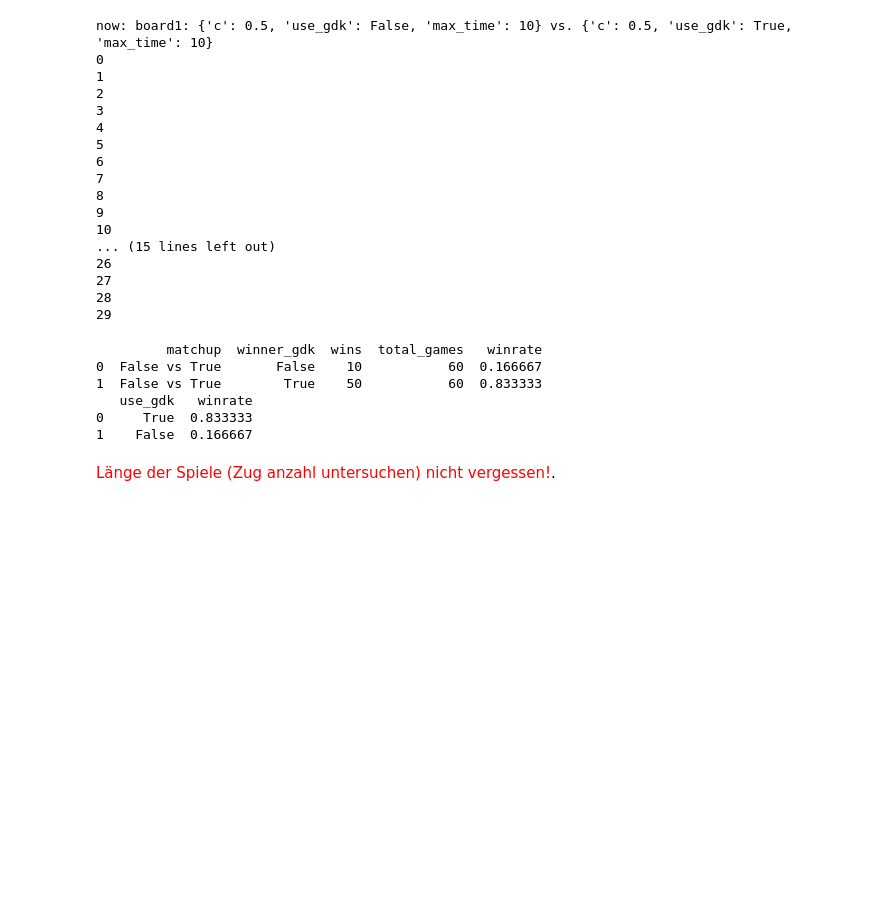
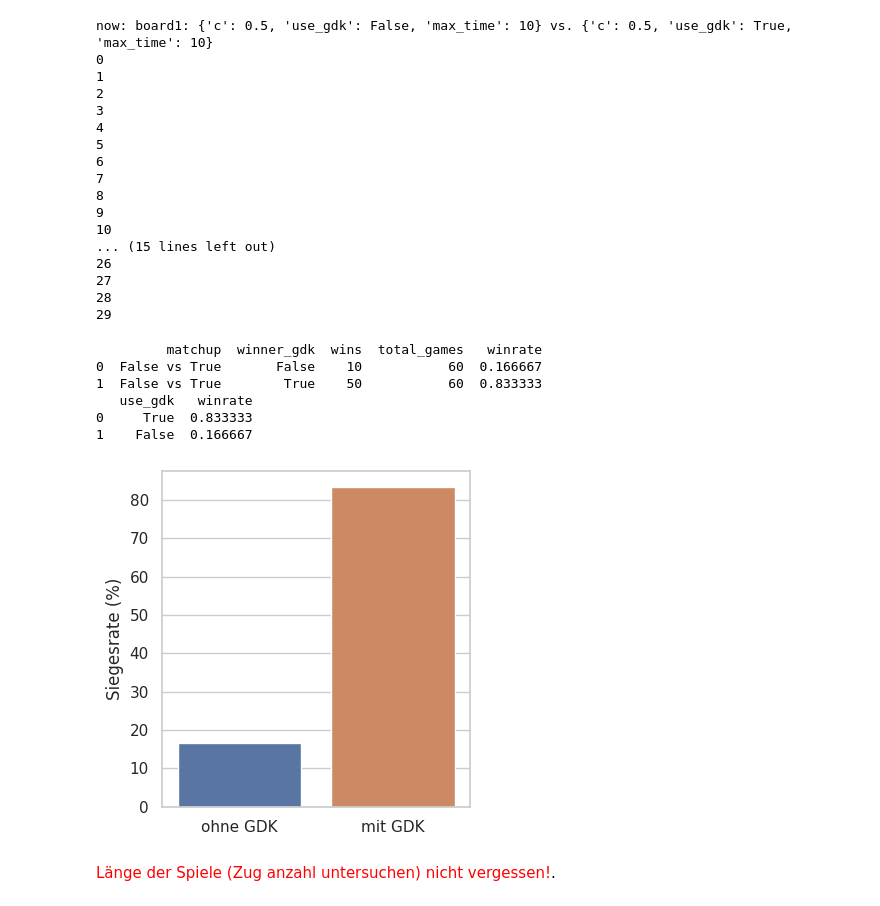
Before and after one commit to l3yd/bachelorarbeit, a Jupyter notebook: experiments.ipynb, the cells around one changed output. Drawn from its saved outputs; the diff is of its cells as text; code cells hidden in the pictures; blank space fills up the shorter version.

```diff
--- a/experiments.ipynb
+++ b/experiments.ipynb
@@ -577,33 +606,57 @@ def get_matchup(row):
 
 df['matchup'] = df.apply(get_matchup, axis=1)
 
 df['winner_gdk'] = df.apply(
     lambda row: row['use_gdk_p1'] if row['winner'] == 1 else row['use_gdk_p2'],
     axis=1
 )
 
 matchup_wins = df.groupby(['matchup', 'winner_gdk']).size().reset_index(name='wins')
 
 matchup_games = df.groupby('matchup').size().reset_index(name='total_games')
 
 matchup_stats = pd.merge(matchup_wins, matchup_games, on='matchup')
 
 matchup_stats['winrate'] = matchup_stats['wins'] / matchup_stats['total_games']
 
 print(matchup_stats)
 
 wins = df['winner_gdk'].value_counts().rename('wins')
 wins = wins.rename_axis('use_gdk').reset_index(name='wins')
 wins['winrate'] = wins['wins'] / 60
 
 print(wins[['use_gdk','winrate']])
+
+
+
+wins['winrate'] = wins['winrate'] * 100
+
+
+sns.set(style="whitegrid")
+plt.figure(figsize=(4,4))
+barplot = sns.barplot(
+    data=wins,
+    x='use_gdk',
+    y='winrate',
+    hue='use_gdk',
+    palette='deep'
+)
+
+barplot.set_xlabel("")
+barplot.set_ylabel("Siegesrate (%)")
+
+plt.xticks(ticks=range(2), labels=["ohne GDK","mit GDK"])
+plt.legend().remove()
+plt.tight_layout()
+plt.show()
 # %% [output]
          matchup  winner_gdk  wins  total_games   winrate
 0  False vs True       False    10           60  0.166667
 1  False vs True        True    50           60  0.833333
    use_gdk   winrate
 0     True  0.833333
 1    False  0.166667
+[figure, added]
 # %% [markdown]
 <span style="color:red">Länge der Spiele (Zug anzahl untersuchen) nicht vergessen!</span>.
 # %% [markdown]
```
Also changed, not shown: parts of 5 cells of this notebook, 7 other files.
